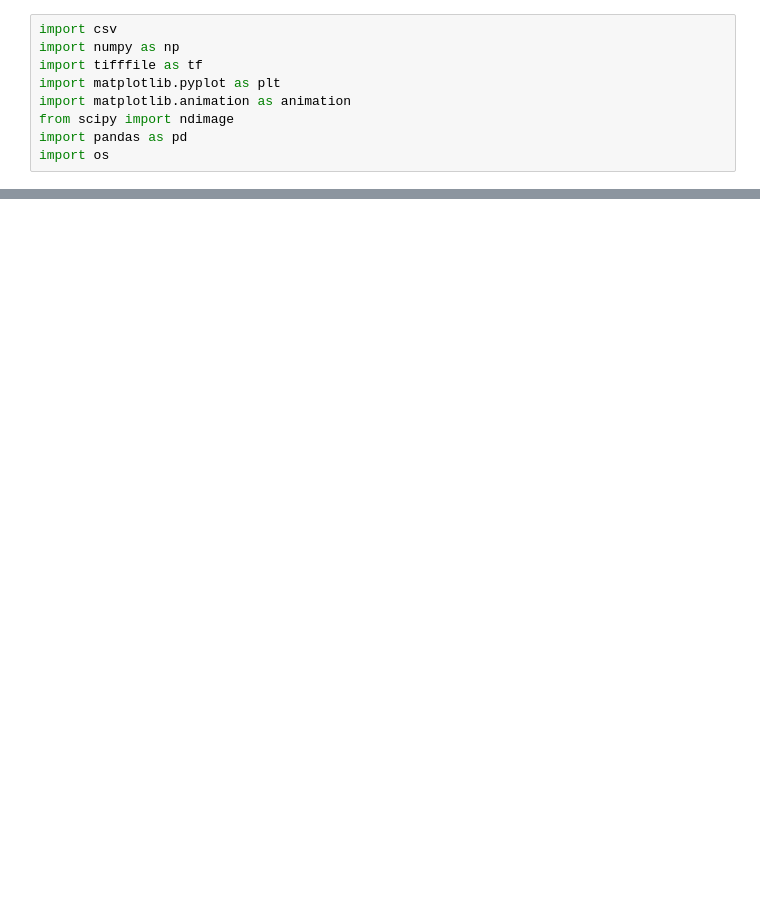
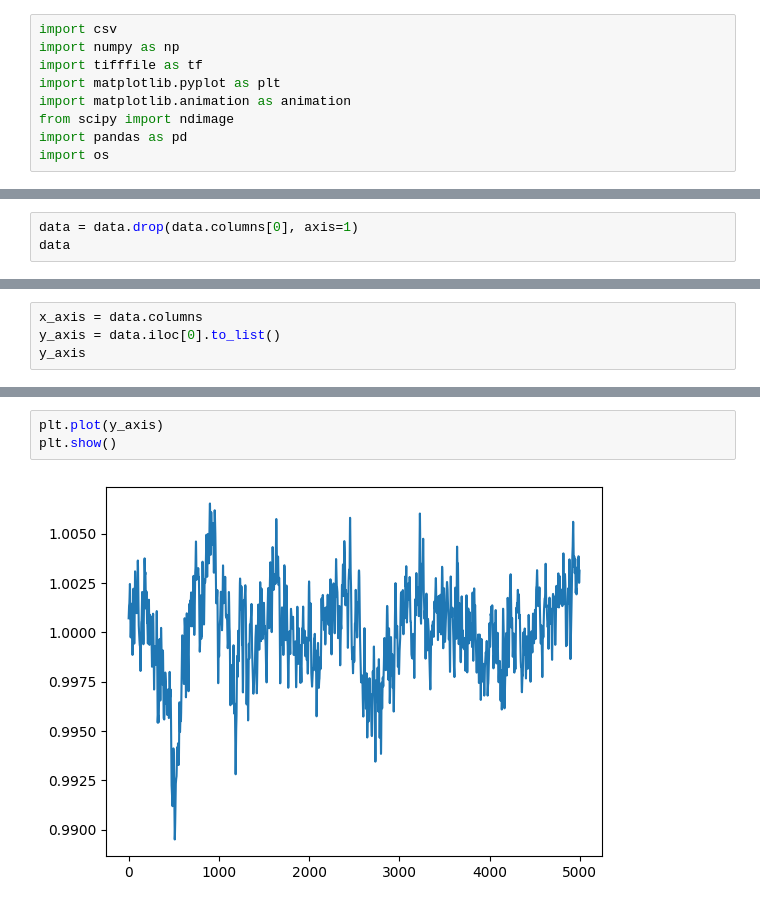
Before and after one commit to kamzey/optical-oscilloscope, a Jupyter notebook: trial-code/filtering-algorithm.ipynb, the cells around one changed output, grey strips where cells are left out. Cells and saved outputs as stored; diff of their text form; blank space fills up the shorter version.

```diff
--- a/trial-code/filtering-algorithm.ipynb
+++ b/trial-code/filtering-algorithm.ipynb
@@ -55,0 +104,3 @@ for batch_idx in range(num_batches):
+# %%
+data = data.drop(data.columns[0], axis=1)
+data
@@ -55,0 +126,4 @@ for batch_idx in range(num_batches):
+# %%
+x_axis = data.columns
+y_axis = data.iloc[0].to_list()
+y_axis
@@ -55,0 +148,5 @@ for batch_idx in range(num_batches):
+# %%
+plt.plot(y_axis)
+plt.show()
+# %% [output]
+[figure, added]
```
Also changed, not shown: parts of 16 cells of this notebook, 4 other files.
